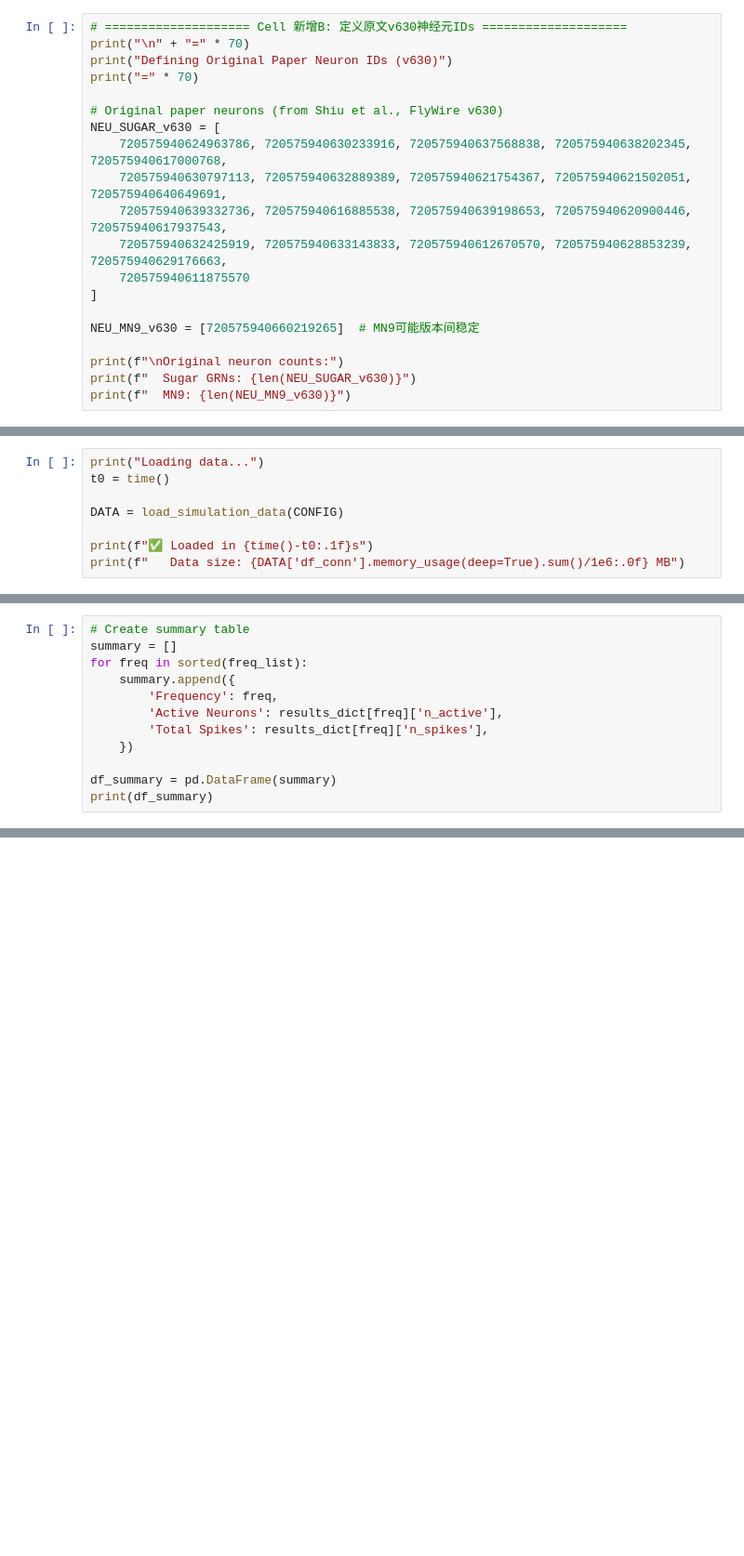
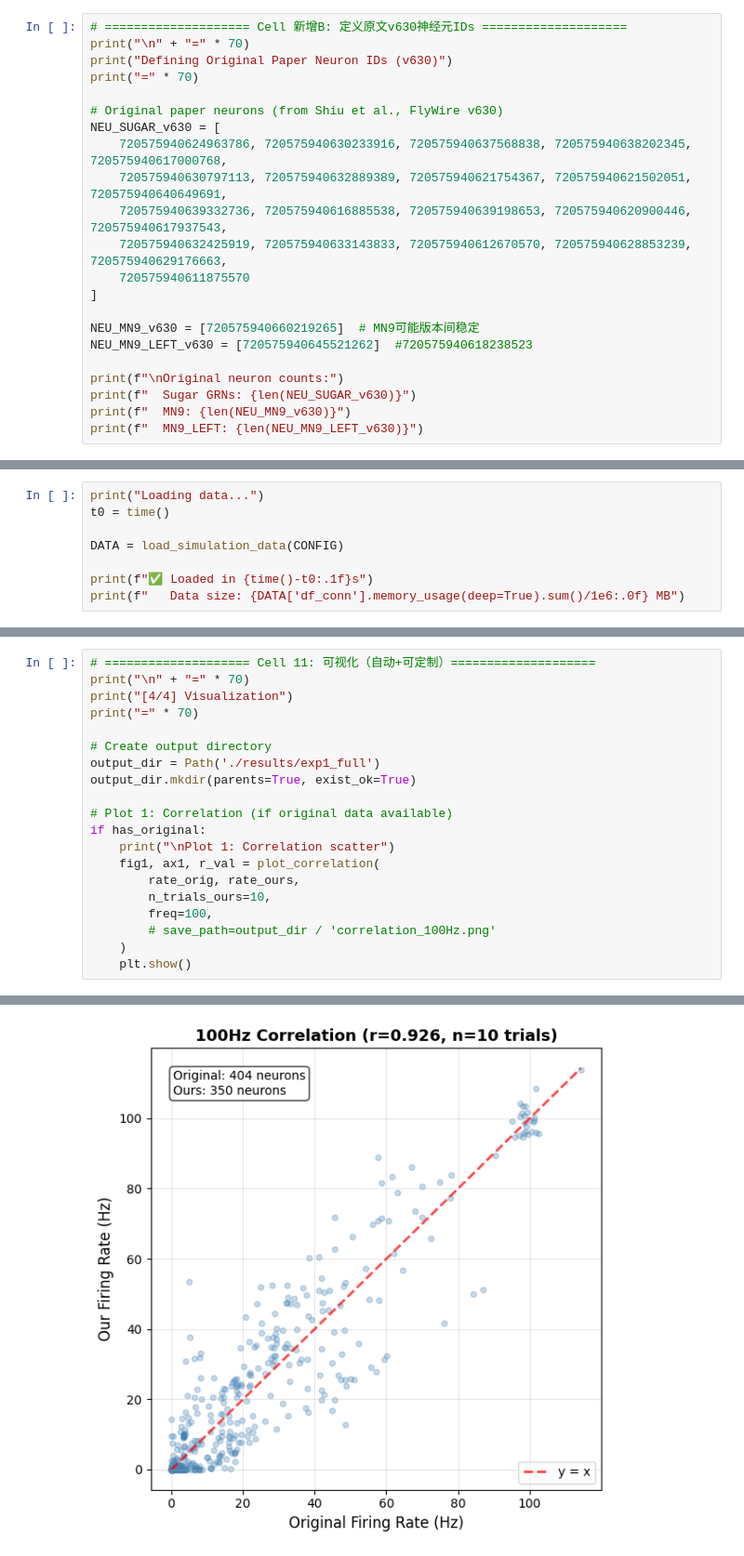
Before and after one commit to ruiluohub/drosophila-lif-reproduction, a Jupyter notebook: test_exp1_clean.ipynb, the cells around one changed output, grey strips where cells are left out. Shown at 93% size. Drawn from its saved outputs; the diff is of its cells as text; blank space fills up the shorter version.

```diff
--- a/test_exp1_clean.ipynb
+++ b/test_exp1_clean.ipynb
@@ -90,10 +113,12 @@ NEU_SUGAR_v630 = [
 ]
 
 NEU_MN9_v630 = [720575940660219265]  # MN9可能版本间稳定
+NEU_MN9_LEFT_v630 = [720575940645521262]  #720575940618238523
 
 print(f"\nOriginal neuron counts:")
 print(f"  Sugar GRNs: {len(NEU_SUGAR_v630)}")
 print(f"  MN9: {len(NEU_MN9_v630)}")
+print(f"  MN9_LEFT: {len(NEU_MN9_LEFT_v630)}")
 # %%
 # ==================== Cell 新增C: 预转换Sugar GRN IDs（缓存）====================
 print("\n" + "=" * 70)
@@ -272,12 +220,0 @@ for freq, res in results_dict.items():
-# %%
-# Create summary table
-summary = []
-for freq in sorted(freq_list):
-    summary.append({
-        'Frequency': freq,
-        'Active Neurons': results_dict[freq]['n_active'],
-        'Total Spikes': results_dict[freq]['n_spikes'],
-    })
-
-df_summary = pd.DataFrame(summary)
-print(df_summary)
@@ -609,0 +847,21 @@ print(f"\n✅ All results saved to: {output_dir}")
+# %%
+# ==================== Cell 11: 可视化（自动+可定制）====================
+print("\n" + "=" * 70)
+print("[4/4] Visualization")
+print("=" * 70)
+
+# Create output directory
+output_dir = Path('./results/exp1_full')
+output_dir.mkdir(parents=True, exist_ok=True)
+
+# Plot 1: Correlation (if original data available)
+if has_original:
+    print("\nPlot 1: Correlation scatter")
+    fig1, ax1, r_val = plot_correlation(
+        rate_orig, rate_ours,
+        n_trials_ours=10,
+        freq=100,
+        # save_path=output_dir / 'correlation_100Hz.png'
+    )
+    plt.show()
+# %% [output]
@@ -609,0 +873 @@ print(f"\n✅ All results saved to: {output_dir}")
+[figure, added]
```
Also changed, not shown: parts of 68 cells of this notebook, 2 other files.
